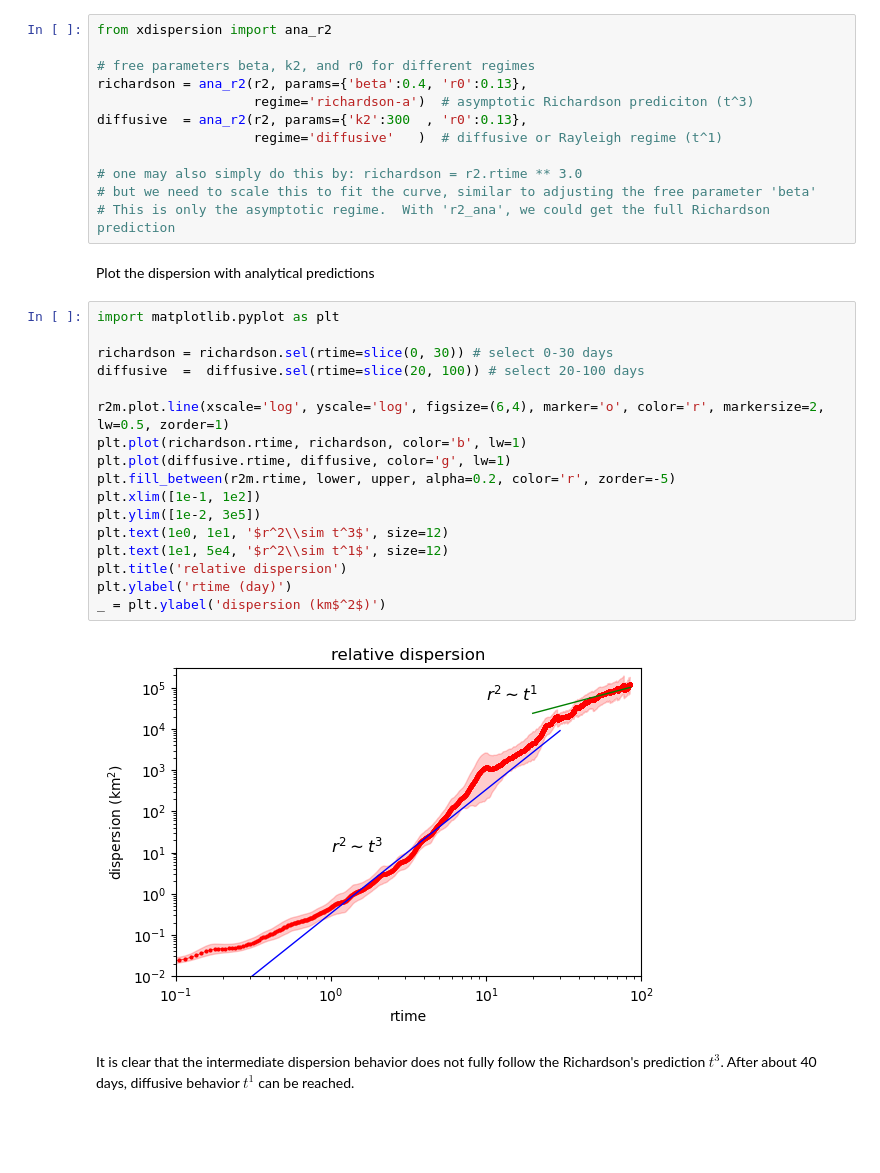
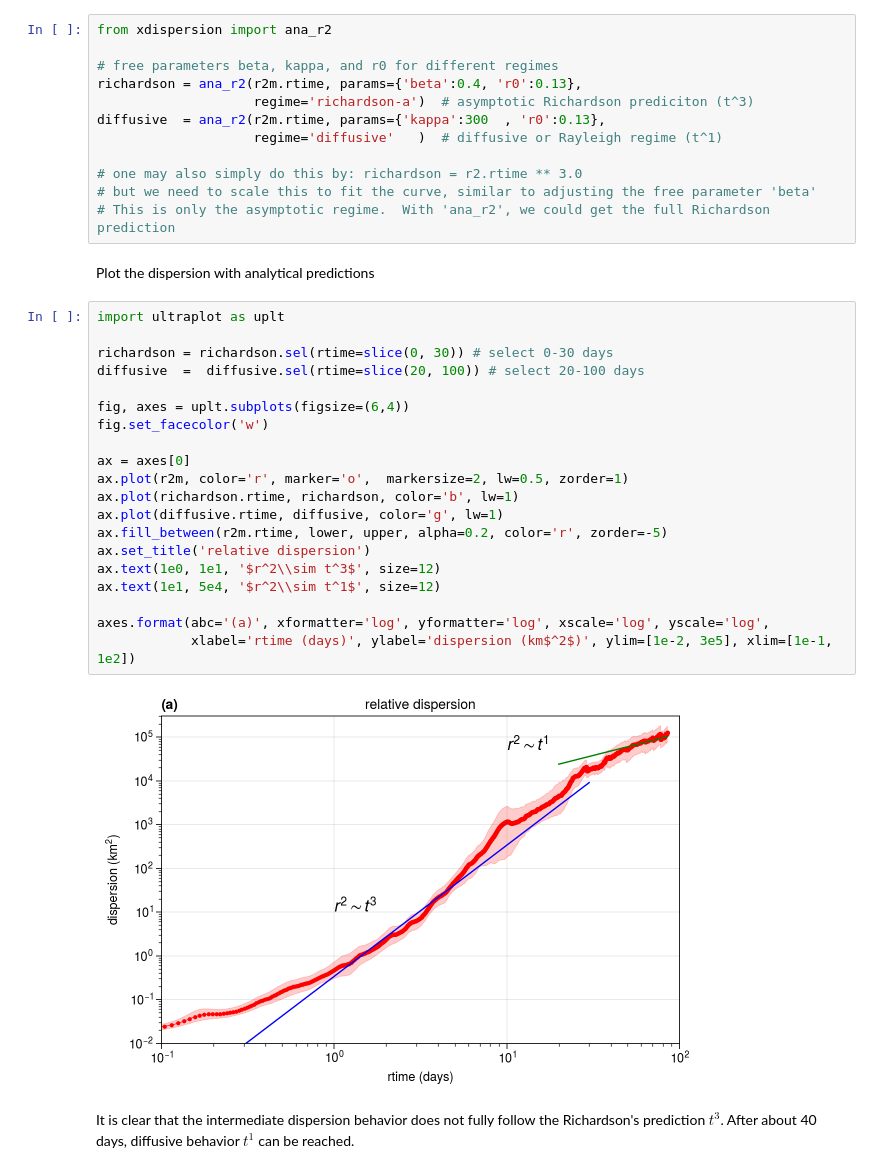
Before and after one commit to miniufo/xdispersion, a Jupyter notebook: docs/source/notebooks/04.AnalyticPrediction.ipynb, the cells around one changed output. Saved outputs shown, nothing was run; the diff lists cells and outputs as text; blank space fills up the shorter version.

```diff
--- a/docs/source/notebooks/04.AnalyticPrediction.ipynb
+++ b/docs/source/notebooks/04.AnalyticPrediction.ipynb
@@ -99,36 +104,39 @@ Now we **guess** that the dispersion follows the Richardson's $t^3$ behavior.  W
 # %%
 from xdispersion import ana_r2
 
-# free parameters beta, k2, and r0 for different regimes
-richardson = ana_r2(r2, params={'beta':0.4, 'r0':0.13},
+# free parameters beta, kappa, and r0 for different regimes
+richardson = ana_r2(r2m.rtime, params={'beta':0.4, 'r0':0.13},
                     regime='richardson-a')  # asymptotic Richardson prediciton (t^3)
-diffusive  = ana_r2(r2, params={'k2':300  , 'r0':0.13},
+diffusive  = ana_r2(r2m.rtime, params={'kappa':300  , 'r0':0.13},
                     regime='diffusive'   )  # diffusive or Rayleigh regime (t^1)
 
 # one may also simply do this by: richardson = r2.rtime ** 3.0
 # but we need to scale this to fit the curve, similar to adjusting the free parameter 'beta'
-# This is only the asymptotic regime.  With 'r2_ana', we could get the full Richardson prediction
+# This is only the asymptotic regime.  With 'ana_r2', we could get the full Richardson prediction
 # %% [markdown]
 Plot the dispersion with analytical predictions
 # %%
-import matplotlib.pyplot as plt
+import ultraplot as uplt
 
 richardson = richardson.sel(rtime=slice(0, 30)) # select 0-30 days
 diffusive  =  diffusive.sel(rtime=slice(20, 100)) # select 20-100 days
 
-r2m.plot.line(xscale='log', yscale='log', figsize=(6,4), marker='o', color='r', markersize=2, lw=0.5, zorder=1)
-plt.plot(richardson.rtime, richardson, color='b', lw=1)
-plt.plot(diffusive.rtime, diffusive, color='g', lw=1)
-plt.fill_between(r2m.rtime, lower, upper, alpha=0.2, color='r', zorder=-5)
-plt.xlim([1e-1, 1e2])
-plt.ylim([1e-2, 3e5])
-plt.text(1e0, 1e1, '$r^2\\sim t^3$', size=12)
-plt.text(1e1, 5e4, '$r^2\\sim t^1$', size=12)
-plt.title('relative dispersion')
-plt.ylabel('rtime (day)')
-_ = plt.ylabel('dispersion (km$^2$)')
+fig, axes = uplt.subplots(figsize=(6,4))
+fig.set_facecolor('w')
+
+ax = axes[0]
+ax.plot(r2m, color='r', marker='o',  markersize=2, lw=0.5, zorder=1)
+ax.plot(richardson.rtime, richardson, color='b', lw=1)
+ax.plot(diffusive.rtime, diffusive, color='g', lw=1)
+ax.fill_between(r2m.rtime, lower, upper, alpha=0.2, color='r', zorder=-5)
+ax.set_title('relative dispersion')
+ax.text(1e0, 1e1, '$r^2\\sim t^3$', size=12)
+ax.text(1e1, 5e4, '$r^2\\sim t^1$', size=12)
+
+axes.format(abc='(a)', xformatter='log', yformatter='log', xscale='log', yscale='log',
+            xlabel='rtime (days)', ylabel='dispersion (km$^2$)', ylim=[1e-2, 3e5], xlim=[1e-1, 1e2])
 # %% [output]
-[figure, old version]
+[figure, new version]
 # %% [markdown]
 It is clear that the intermediate dispersion behavior does not fully follow the Richardson's prediction $t^3$.  After about 40 days, diffusive behavior $t^1$ can be reached.
 # %% [markdown]
```
Also changed, not shown: parts of 3 cells of this notebook, 31 other files.
